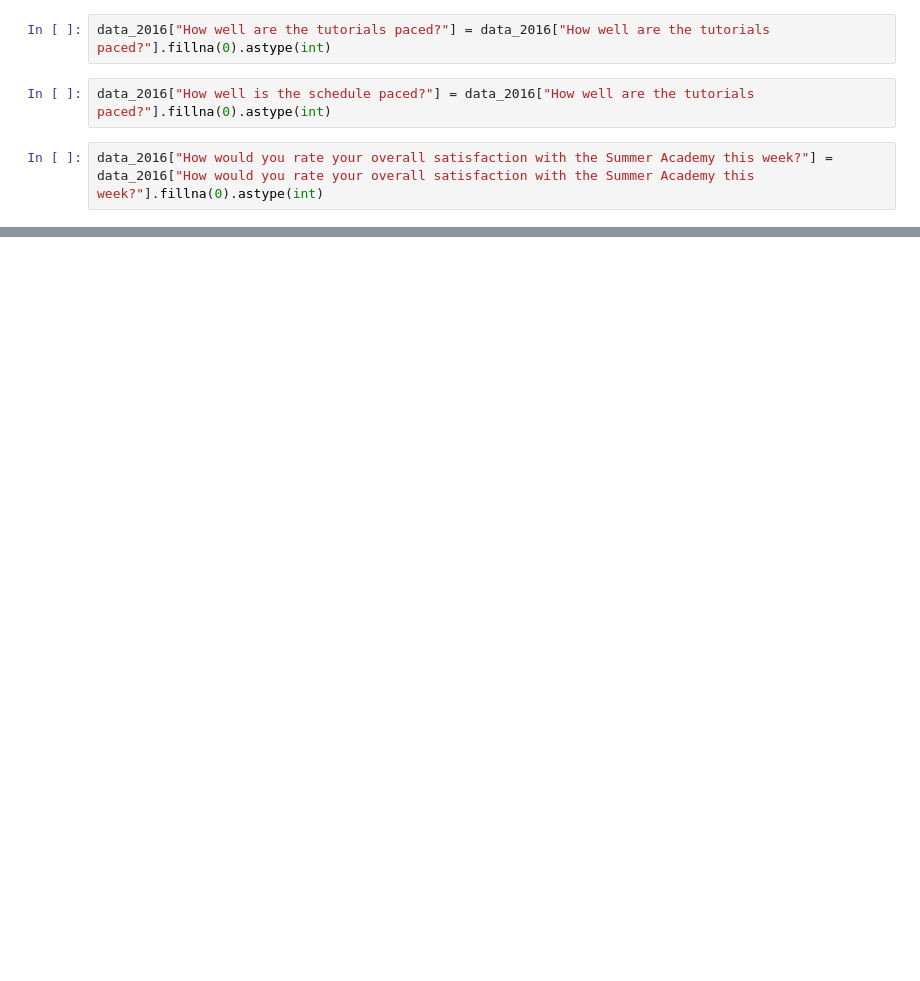
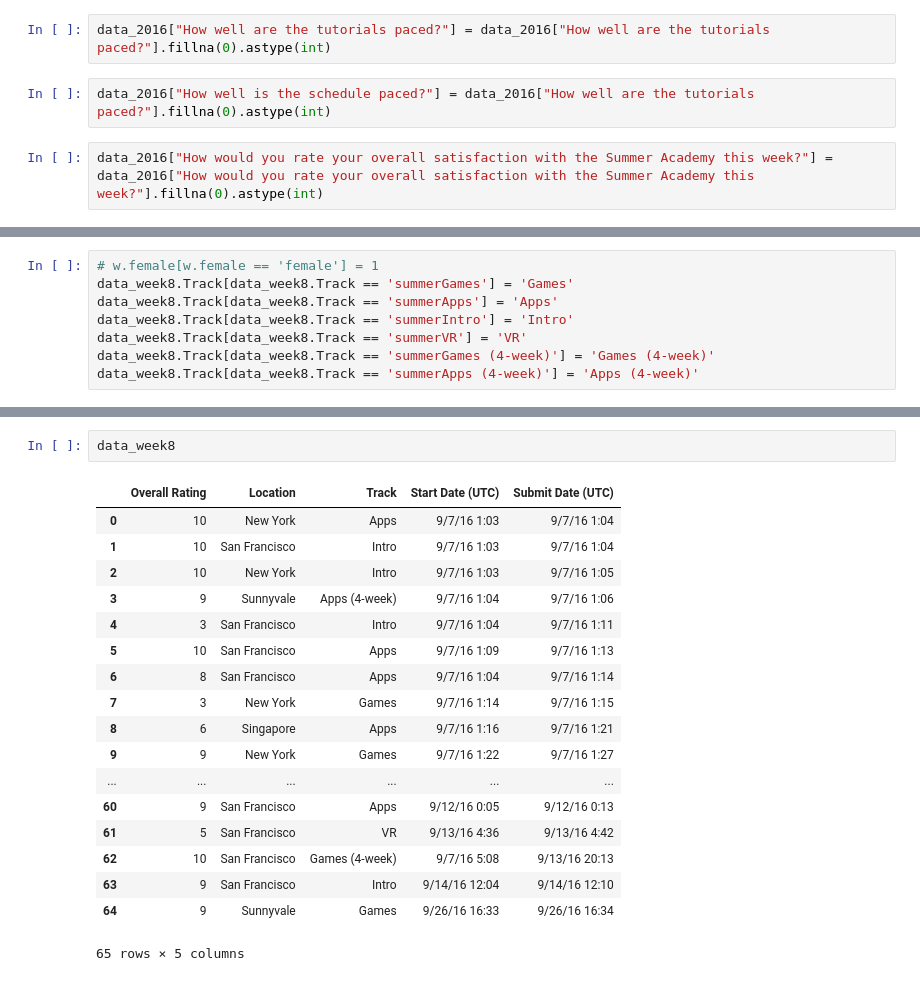
Before and after one commit to fchikwekwe/NPS_data, a Jupyter notebook: NPS_data.ipynb, the cells around one changed output, grey strips where cells are left out. Saved outputs shown, nothing was run; the diff lists cells and outputs as text; blank space fills up the shorter version.

```diff
--- a/NPS_data.ipynb
+++ b/NPS_data.ipynb
@@ -370,0 +485,8 @@ array([nan], dtype=object)
+# %%
+# w.female[w.female == 'female'] = 1
+data_week8.Track[data_week8.Track == 'summerGames'] = 'Games'
+data_week8.Track[data_week8.Track == 'summerApps'] = 'Apps'
+data_week8.Track[data_week8.Track == 'summerIntro'] = 'Intro'
+data_week8.Track[data_week8.Track == 'summerVR'] = 'VR'
+data_week8.Track[data_week8.Track == 'summerGames (4-week)'] = 'Games (4-week)'
+data_week8.Track[data_week8.Track == 'summerApps (4-week)'] = 'Apps (4-week)'
@@ -370,0 +511,21 @@ array([nan], dtype=object)
+# %%
+data_week8
+# %% [output]
+|  | Overall Rating | Location | Track | Start Date (UTC) | Submit Date (UTC) |
+| 0 | 10 | New York | Apps | 9/7/16 1:03 | 9/7/16 1:04 |
+| 1 | 10 | San Francisco | Intro | 9/7/16 1:03 | 9/7/16 1:04 |
+| 2 | 10 | New York | Intro | 9/7/16 1:03 | 9/7/16 1:05 |
+| 3 | 9 | Sunnyvale | Apps (4-week) | 9/7/16 1:04 | 9/7/16 1:06 |
+| 4 | 3 | San Francisco | Intro | 9/7/16 1:04 | 9/7/16 1:11 |
+| 5 | 10 | San Francisco | Apps | 9/7/16 1:09 | 9/7/16 1:13 |
+| 6 | 8 | San Francisco | Apps | 9/7/16 1:04 | 9/7/16 1:14 |
+| 7 | 3 | New York | Games | 9/7/16 1:14 | 9/7/16 1:15 |
+| 8 | 6 | Singapore | Apps | 9/7/16 1:16 | 9/7/16 1:21 |
+| 9 | 9 | New York | Games | 9/7/16 1:22 | 9/7/16 1:27 |
+| ... | ... | ... | ... | ... | ... |
+| 60 | 9 | San Francisco | Apps | 9/12/16 0:05 | 9/12/16 0:13 |
+| 61 | 5 | San Francisco | VR | 9/13/16 4:36 | 9/13/16 4:42 |
+| 62 | 10 | San Francisco | Games (4-week) | 9/7/16 5:08 | 9/13/16 20:13 |
+| 63 | 9 | San Francisco | Intro | 9/14/16 12:04 | 9/14/16 12:10 |
+| 64 | 9 | Sunnyvale | Games | 9/26/16 16:33 | 9/26/16 16:34 |
+65 rows × 5 columns
```
Also changed, not shown: parts of 43 cells of this notebook, 1 other file.
